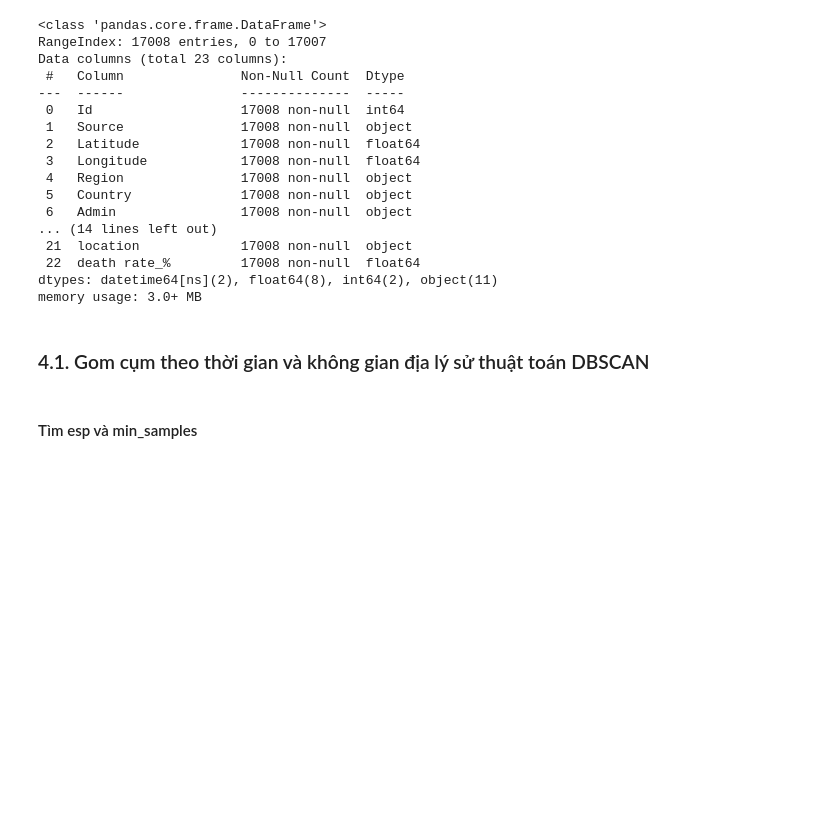
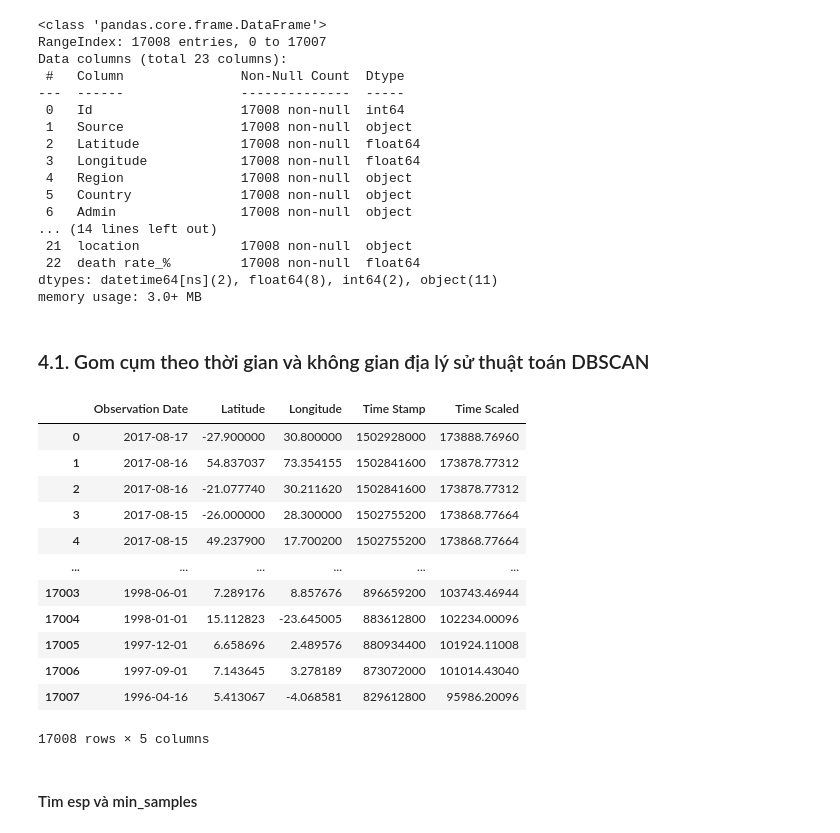
Before and after one commit to Nguyeniris123/DataMining_GLOBAL_ANIMA_DISEASE, a Jupyter notebook: Nhom9.ipynb, the cells around one changed output. Saved outputs shown, nothing was run; the diff lists cells and outputs as text; code cells hidden in the pictures; blank space fills up the shorter version.

```diff
--- a/Nhom9.ipynb
+++ b/Nhom9.ipynb
@@ -409,23 +412,34 @@ memory usage: 3.0+ MB
 # %%
 import pandas as pd
 import numpy as np
 from sklearn.preprocessing import StandardScaler
 from sklearn.cluster import DBSCAN
 
 df_clus_DBSCAN = df[["Observation Date", "Latitude", "Longitude"]].copy()
-# Chuyển thời gian thành số nguyên (giây từ 1970)
-df_clus_DBSCAN['timestamp'] = df_clus_DBSCAN['Observation Date'].astype(np.int64) // 10**9
+df_clus_DBSCAN['Time Stamp'] = df_clus_DBSCAN['Observation Date'].astype(np.int64) // 10**9
 
-# Scale thời gian về đơn vị tương đương không gian
 alpha = 0.0001157
-df_clus_DBSCAN['time_scaled'] = df_clus_DBSCAN['timestamp'] * alpha
+df_clus_DBSCAN['Time Scaled'] = df_clus_DBSCAN['Time Stamp'] * alpha
 
-# Tạo mảng dữ liệu gom cụm: lat, lon, time
-X = df_clus_DBSCAN[['Latitude', 'Longitude', 'time_scaled']].values
+X = df_clus_DBSCAN[['Latitude', 'Longitude', 'Time Scaled']].values
 
-# Chuẩn hóa (standardize) dữ liệu
 scaler = StandardScaler()
 X_scaled = scaler.fit_transform(X)
+df_clus_DBSCAN
+# %% [output]
+|  | Observation Date | Latitude | Longitude | Time Stamp | Time Scaled |
+| 0 | 2017-08-17 | -27.900000 | 30.800000 | 1502928000 | 173888.76960 |
+| 1 | 2017-08-16 | 54.837037 | 73.354155 | 1502841600 | 173878.77312 |
+| 2 | 2017-08-16 | -21.077740 | 30.211620 | 1502841600 | 173878.77312 |
+| 3 | 2017-08-15 | -26.000000 | 28.300000 | 1502755200 | 173868.77664 |
+| 4 | 2017-08-15 | 49.237900 | 17.700200 | 1502755200 | 173868.77664 |
+| ... | ... | ... | ... | ... | ... |
+| 17003 | 1998-06-01 | 7.289176 | 8.857676 | 896659200 | 103743.46944 |
+| 17004 | 1998-01-01 | 15.112823 | -23.645005 | 883612800 | 102234.00096 |
+| 17005 | 1997-12-01 | 6.658696 | 2.489576 | 880934400 | 101924.11008 |
+| 17006 | 1997-09-01 | 7.143645 | 3.278189 | 873072000 | 101014.43040 |
+| 17007 | 1996-04-16 | 5.413067 | -4.068581 | 829612800 | 95986.20096 |
+17008 rows × 5 columns
 # %% [markdown]
 #### Tìm esp và min_samples
 # %%
```
Also changed, not shown: parts of 62 cells of this notebook.
